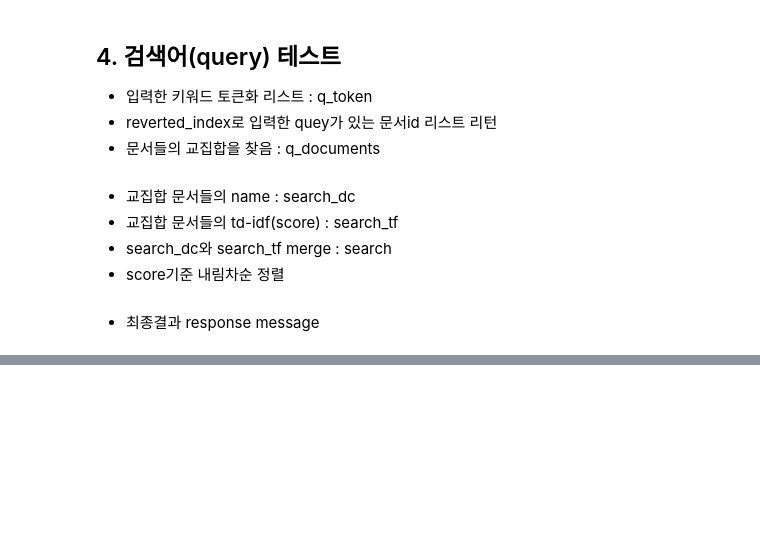
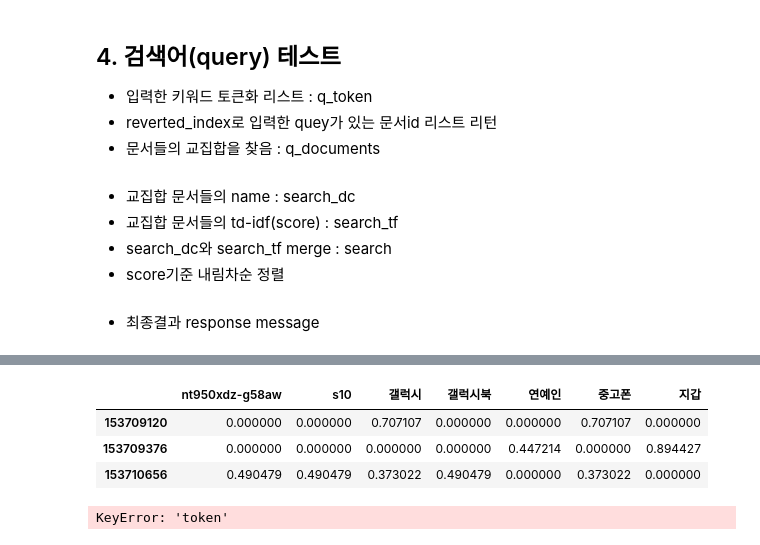
Before and after one commit to vvspearlvvs/BigdataStudy, a Jupyter notebook: NewSearch/testData_최종.ipynb, the cells around one changed output, grey strips where cells are left out. Saved outputs shown, nothing was run; the diff lists cells and outputs as text; code cells hidden in the pictures; blank space fills up the shorter version.

```diff
--- a/NewSearch/testData_최종.ipynb
+++ b/NewSearch/testData_최종.ipynb
@@ -181,3 +191,34 @@ if len(query_documents) == 0:
+# %%
+index_df
+# %% [output]
+|  | nt950xdz-g58aw | s10 | 갤럭시 | 갤럭시북 | 연예인 | 중고폰 | 지갑 |
+| 153709120 | 0.000000 | 0.000000 | 0.707107 | 0.000000 | 0.000000 | 0.707107 | 0.000000 |
+| 153709376 | 0.000000 | 0.000000 | 0.000000 | 0.000000 | 0.447214 | 0.000000 | 0.894427 |
+| 153710656 | 0.490479 | 0.490479 | 0.373022 | 0.490479 | 0.000000 | 0.373022 | 0.000000 |
+# %%
+# 0831 : ndex_dict 파일로 바꾼 ver - 없는 키워드 입력 고려
+
+search_token =index_df[index_df['token'].isin(token_list)]
+#print(search_token)
+
+new_token_list = list(search_token['token'])
+print(new_token_list)
+
+if len(new_token_list) == 0:
+    print("없는 키워드")
+
+q_documents=[]
+for docu_list in search_token['docu_list']:
+    q_documents.append(set(docu_list))
+
+# 문서들의 교집합
+query_documents = list(q_documents[0].intersection(*q_documents))
+print(len(query_documents))
+
+if len(query_documents) == 0:
+    print("교집합없음")
+# %% [output]
+KeyError: 'token'
 # %%
 #교집합 문서들의 id,name
 search_dc = tmp[tmp['id'].isin(query_documents)]
```
Also changed, not shown: parts of 26 cells of this notebook.
